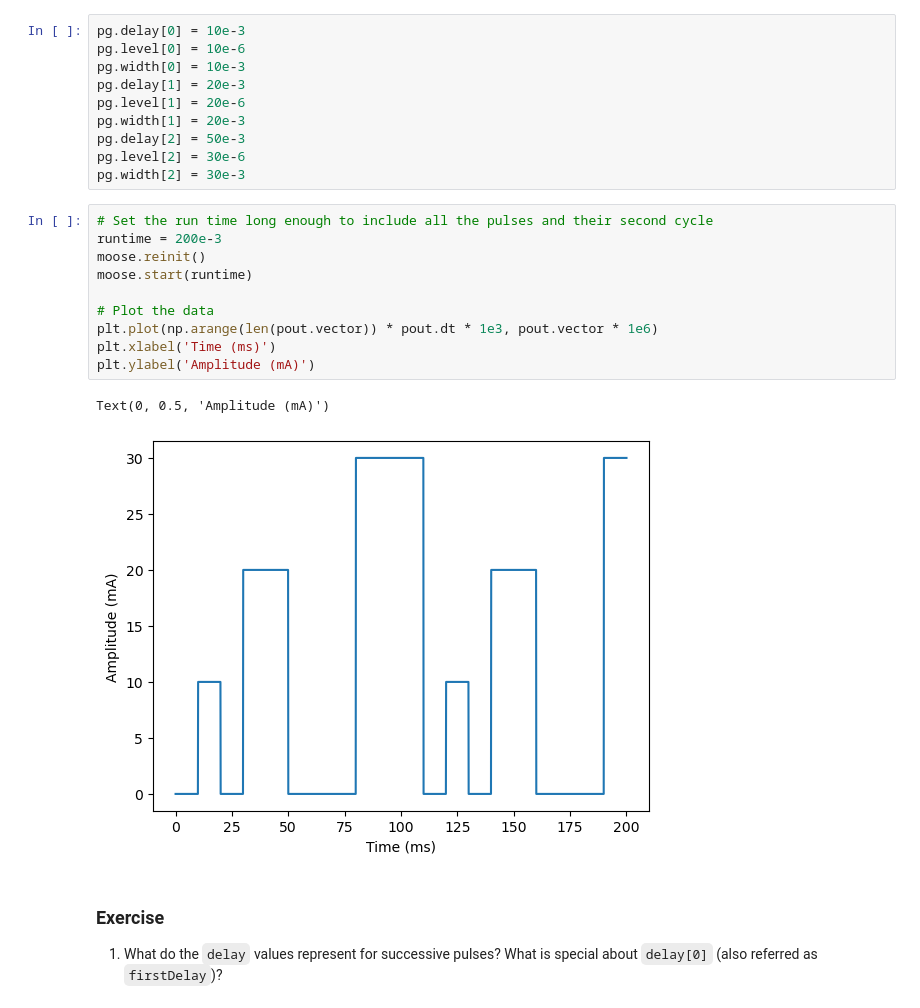
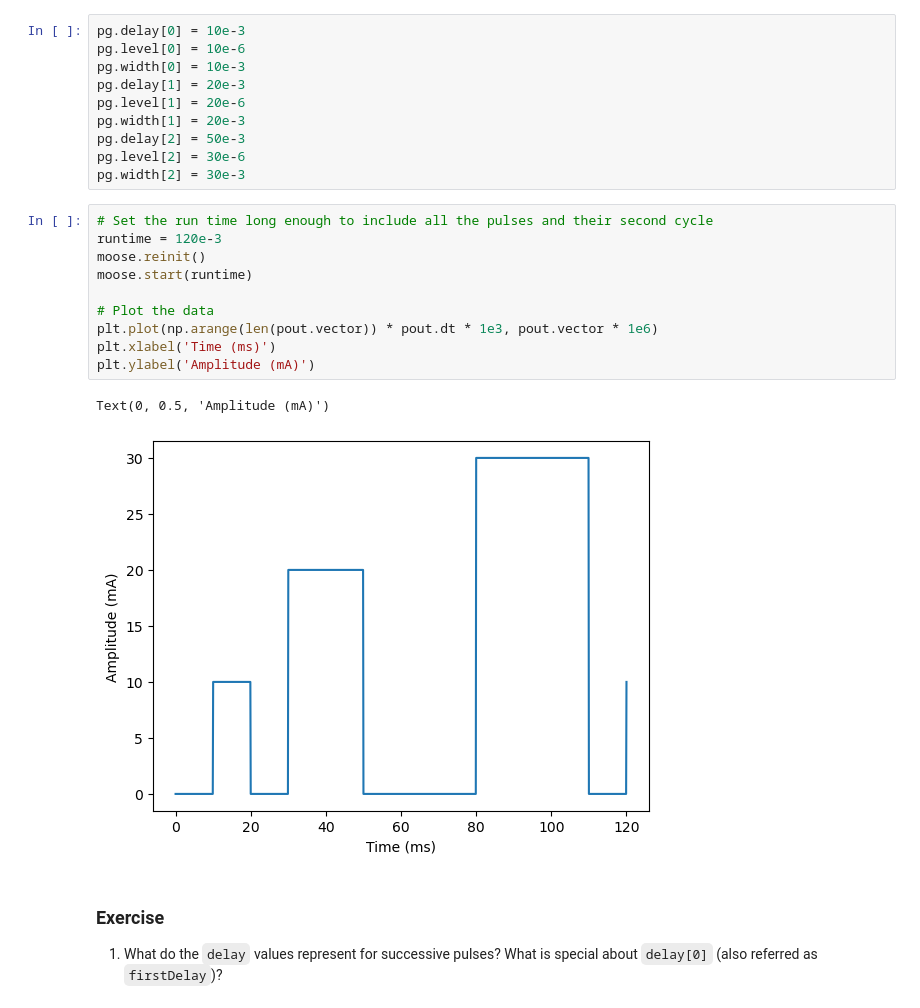
Before and after one commit to subhacom/moose-notebooks, a Jupyter notebook: More_complex_current_injection_protocol.ipynb, the cells around one changed output. Drawn from its saved outputs; the diff is of its cells as text.

```diff
--- a/More_complex_current_injection_protocol.ipynb
+++ b/More_complex_current_injection_protocol.ipynb
@@ -104,17 +104,17 @@ pg.level[2] = 30e-6
 pg.width[2] = 30e-3
 # %%
 # Set the run time long enough to include all the pulses and their second cycle
-runtime = 200e-3
+runtime = 120e-3
 moose.reinit()
 moose.start(runtime)
 
 # Plot the data
 plt.plot(np.arange(len(pout.vector)) * pout.dt * 1e3, pout.vector * 1e6)
 plt.xlabel('Time (ms)')
 plt.ylabel('Amplitude (mA)')
 # %% [output]
 Text(0, 0.5, 'Amplitude (mA)')
-[figure, old version]
+[figure, new version]
 # %% [markdown]
 ### Exercise
 1. What do the `delay` values represent for successive pulses? What is special about `delay[0]` (also referred as `firstDelay`)?
```
Also changed, not shown: parts of 2 cells of this notebook, 5 other files.
